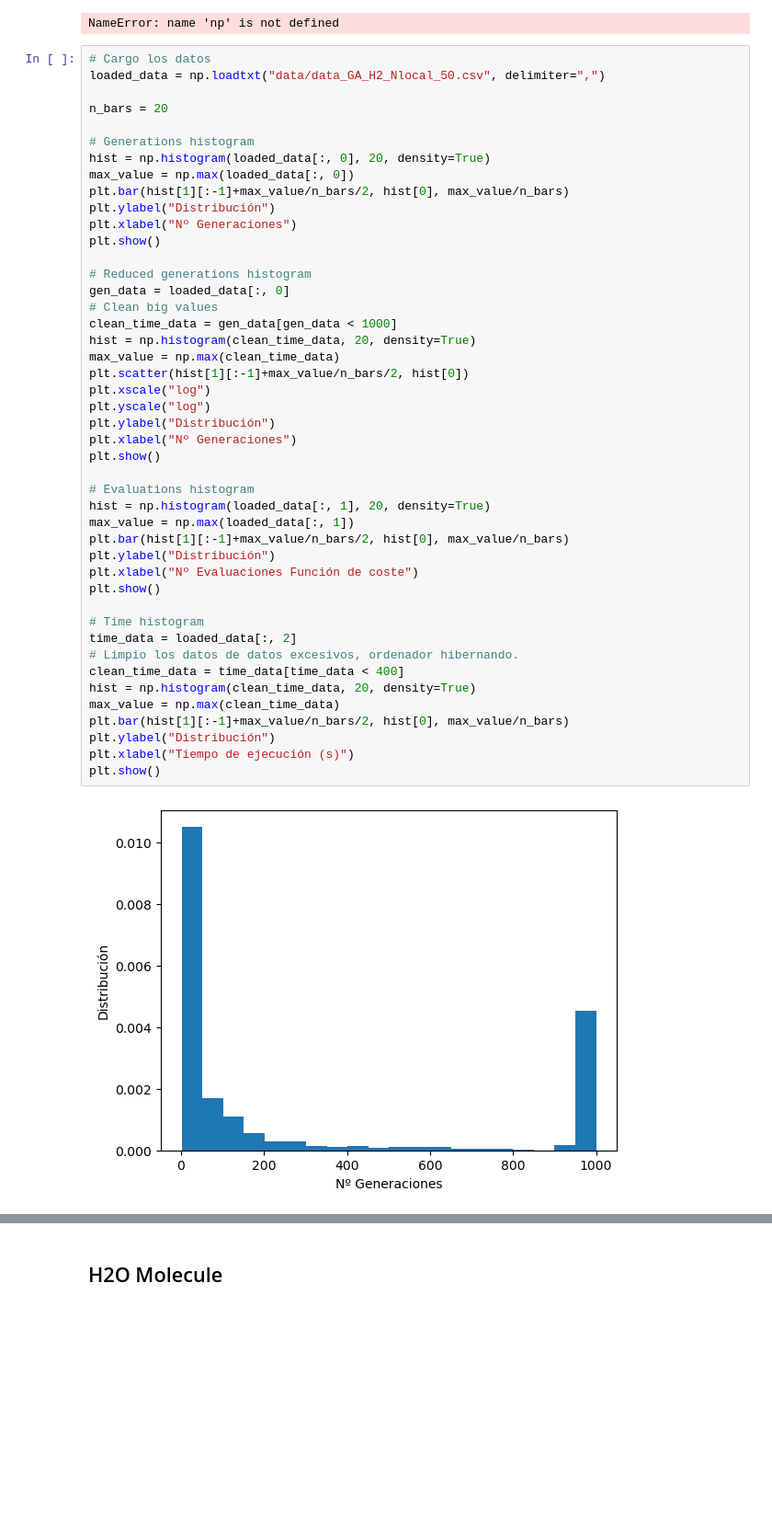
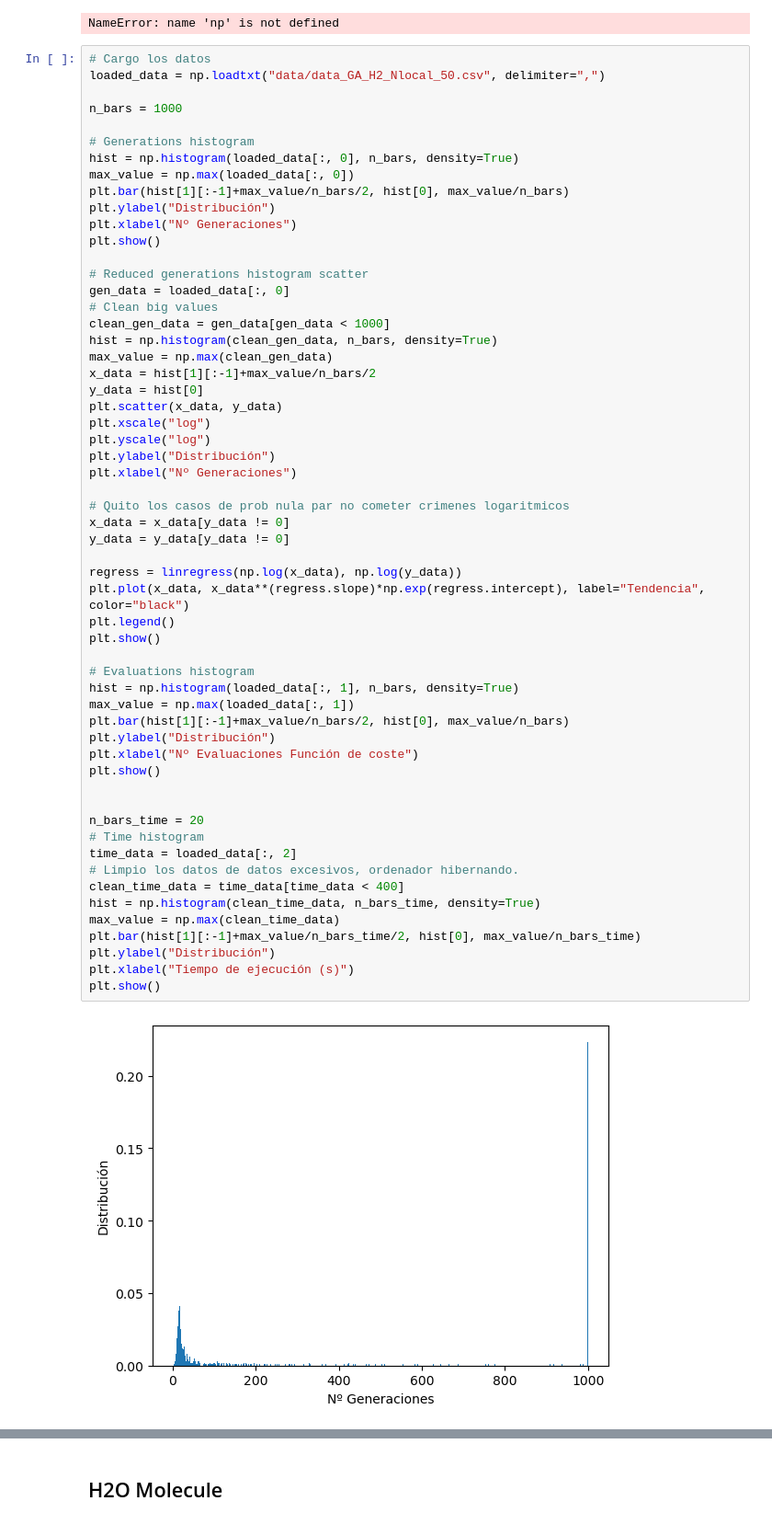
Before and after one commit to JLSM02/QML-Avoiding-BP, a Jupyter notebook: notebooks/VQE/BP_mitigation/Genetic_algorithm.ipynb, the cells around one changed output, grey strips where cells are left out. Shown at 92% size. Drawn from its saved outputs; the diff is of its cells as text; blank space fills up the shorter version.

```diff
--- a/notebooks/VQE/BP_mitigation/Genetic_algorithm.ipynb
+++ b/notebooks/VQE/BP_mitigation/Genetic_algorithm.ipynb
@@ -176,46 +167,58 @@ NameError: name 'np' is not defined
 # Cargo los datos
 loaded_data = np.loadtxt("data/data_GA_H2_Nlocal_50.csv", delimiter=",")
 
-n_bars = 20
+n_bars = 1000
 
 # Generations histogram
-hist = np.histogram(loaded_data[:, 0], 20, density=True)
+hist = np.histogram(loaded_data[:, 0], n_bars, density=True)
 max_value = np.max(loaded_data[:, 0])
 plt.bar(hist[1][:-1]+max_value/n_bars/2, hist[0], max_value/n_bars)
 plt.ylabel("Distribución")
 plt.xlabel("Nº Generaciones")
 plt.show()
 
-# Reduced generations histogram
+# Reduced generations histogram scatter
 gen_data = loaded_data[:, 0]
 # Clean big values
-clean_time_data = gen_data[gen_data < 1000]
-hist = np.histogram(clean_time_data, 20, density=True)
-max_value = np.max(clean_time_data)
-plt.scatter(hist[1][:-1]+max_value/n_bars/2, hist[0])
+clean_gen_data = gen_data[gen_data < 1000]
+hist = np.histogram(clean_gen_data, n_bars, density=True)
+max_value = np.max(clean_gen_data)
+x_data = hist[1][:-1]+max_value/n_bars/2
+y_data = hist[0]
+plt.scatter(x_data, y_data)
 plt.xscale("log")
 plt.yscale("log")
 plt.ylabel("Distribución")
 plt.xlabel("Nº Generaciones")
+
+# Quito los casos de prob nula par no cometer crimenes logaritmicos
+x_data = x_data[y_data != 0]
+y_data = y_data[y_data != 0]
+
+regress = linregress(np.log(x_data), np.log(y_data))
+plt.plot(x_data, x_data**(regress.slope)*np.exp(regress.intercept), label="Tendencia", color="black")
+plt.legend()
 plt.show()
 
 # Evaluations histogram
-hist = np.histogram(loaded_data[:, 1], 20, density=True)
+hist = np.histogram(loaded_data[:, 1], n_bars, density=True)
 max_value = np.max(loaded_data[:, 1])
 plt.bar(hist[1][:-1]+max_value/n_bars/2, hist[0], max_value/n_bars)
 plt.ylabel("Distribución")
 plt.xlabel("Nº Evaluaciones Función de coste")
 plt.show()
 
+
+n_bars_time = 20
 # Time histogram
 time_data = loaded_data[:, 2]
 # Limpio los datos de datos excesivos, ordenador hibernando.
 clean_time_data = time_data[time_data < 400]
-hist = np.histogram(clean_time_data, 20, density=True)
+hist = np.histogram(clean_time_data, n_bars_time, density=True)
 max_value = np.max(clean_time_data)
-plt.bar(hist[1][:-1]+max_value/n_bars/2, hist[0], max_value/n_bars)
+plt.bar(hist[1][:-1]+max_value/n_bars_time/2, hist[0], max_value/n_bars_time)
 plt.ylabel("Distribución")
 plt.xlabel("Tiempo de ejecución (s)")
 plt.show()
 # %% [output]
-[figure, old version]
+[figure, new version]
```
Also changed, not shown: parts of 2 cells of this notebook.
